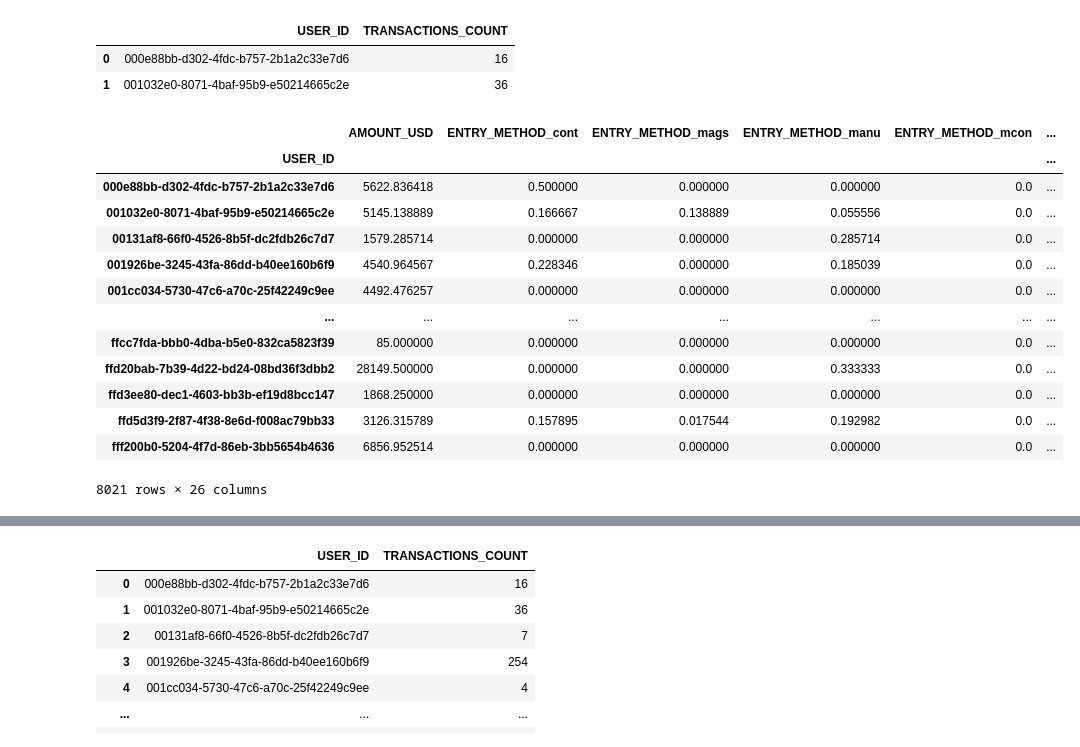
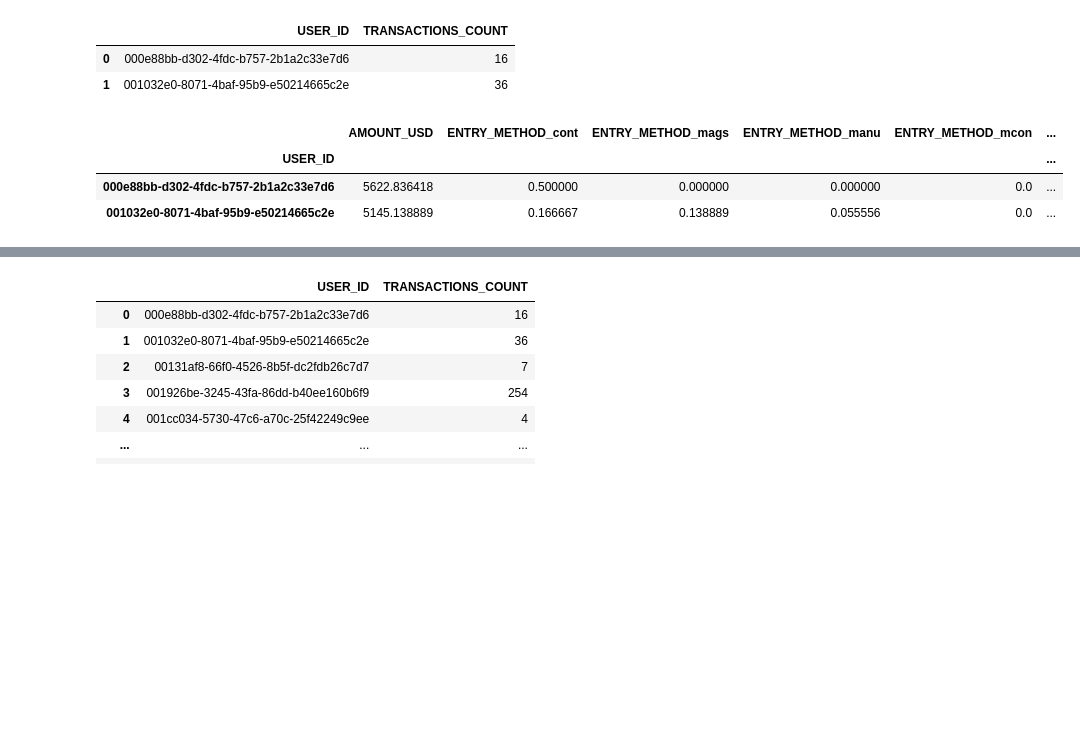
Before and after one commit to dasheffie/data-projects, a Jupyter notebook: revolut_fraudsters_detection.ipynb, the cells around one changed output, grey strips where cells are left out. Saved outputs shown, nothing was run; the diff lists cells and outputs as text; code cells hidden in the pictures; blank space fills up the shorter version.

```diff
--- a/revolut_fraudsters_detection.ipynb
+++ b/revolut_fraudsters_detection.ipynb
@@ -174,19 +213,10 @@ df_transactions_count_grouped.head(2)
 | 0 | 000e88bb-d302-4fdc-b757-2b1a2c33e7d6 | 16 |
 | 1 | 001032e0-8071-4baf-95b9-e50214665c2e | 36 |
 # %%
-df_transactions.drop(columns=['ID', 'CREATED_DATE']).groupby('USER_ID').mean()
+df_transactions_grouped = df_transactions.drop(columns=['ID', 'CREATED_DATE']).groupby('USER_ID').mean()
+df_transactions_grouped.head(2)
 # %% [output]
 |  | AMOUNT_USD | ENTRY_METHOD_cont | ENTRY_METHOD_mags | ENTRY_METHOD_manu | ENTRY_METHOD_mcon | ... |
 | USER_ID |  |  |  |  |  | ... |
 | 000e88bb-d302-4fdc-b757-2b1a2c33e7d6 | 5622.836418 | 0.500000 | 0.000000 | 0.000000 | 0.0 | ... |
 | 001032e0-8071-4baf-95b9-e50214665c2e | 5145.138889 | 0.166667 | 0.138889 | 0.055556 | 0.0 | ... |
-| 00131af8-66f0-4526-8b5f-dc2fdb26c7d7 | 1579.285714 | 0.000000 | 0.000000 | 0.285714 | 0.0 | ... |
-| 001926be-3245-43fa-86dd-b40ee160b6f9 | 4540.964567 | 0.228346 | 0.000000 | 0.185039 | 0.0 | ... |
-| 001cc034-5730-47c6-a70c-25f42249c9ee | 4492.476257 | 0.000000 | 0.000000 | 0.000000 | 0.0 | ... |
-| ... | ... | ... | ... | ... | ... | ... |
-| ffcc7fda-bbb0-4dba-b5e0-832ca5823f39 | 85.000000 | 0.000000 | 0.000000 | 0.000000 | 0.0 | ... |
-| ffd20bab-7b39-4d22-bd24-08bd36f3dbb2 | 28149.500000 | 0.000000 | 0.000000 | 0.333333 | 0.0 | ... |
-| ffd3ee80-dec1-4603-bb3b-ef19d8bcc147 | 1868.250000 | 0.000000 | 0.000000 | 0.000000 | 0.0 | ... |
-| ffd5d3f9-2f87-4f38-8e6d-f008ac79bb33 | 3126.315789 | 0.157895 | 0.017544 | 0.192982 | 0.0 | ... |
-| fff200b0-5204-4f7d-86eb-3bb5654b4636 | 6856.952514 | 0.000000 | 0.000000 | 0.000000 | 0.0 | ... |
-8021 rows × 26 columns
```
Also changed, not shown: parts of 14 cells of this notebook.
